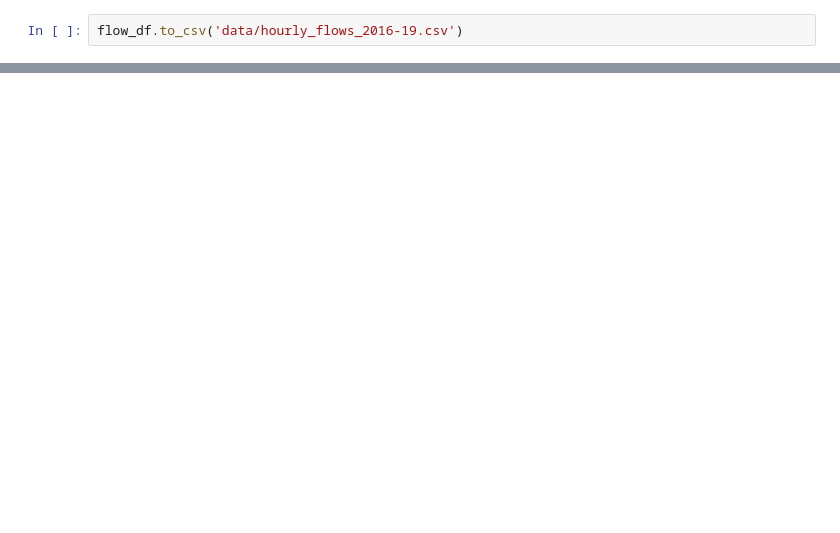
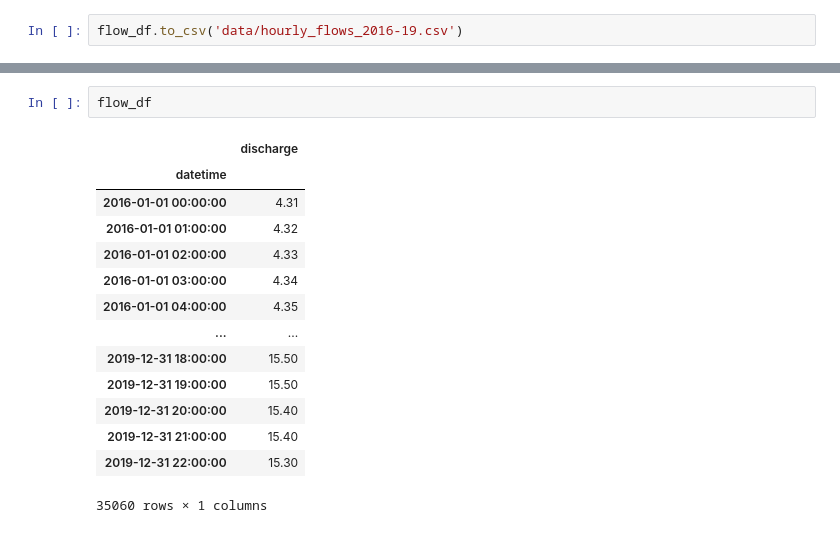
Before and after one commit to maxnolte/river_forecast, a Jupyter notebook: exploratory_analysis_hourly_data.ipynb, the cells around one changed output, grey strips where cells are left out. Drawn from its saved outputs; the diff is of its cells as text; blank space fills up the shorter version.

```diff
--- a/exploratory_analysis_hourly_data.ipynb
+++ b/exploratory_analysis_hourly_data.ipynb
@@ -31,0 +54,17 @@ flow_df.to_csv('data/hourly_flows_2016-19.csv')
+# %%
+flow_df
+# %% [output]
+|  | discharge |
+| datetime |  |
+| 2016-01-01 00:00:00 | 4.31 |
+| 2016-01-01 01:00:00 | 4.32 |
+| 2016-01-01 02:00:00 | 4.33 |
+| 2016-01-01 03:00:00 | 4.34 |
+| 2016-01-01 04:00:00 | 4.35 |
+| ... | ... |
+| 2019-12-31 18:00:00 | 15.50 |
+| 2019-12-31 19:00:00 | 15.50 |
+| 2019-12-31 20:00:00 | 15.40 |
+| 2019-12-31 21:00:00 | 15.40 |
+| 2019-12-31 22:00:00 | 15.30 |
+35060 rows × 1 columns
```
Also changed, not shown: parts of 7 cells of this notebook.
